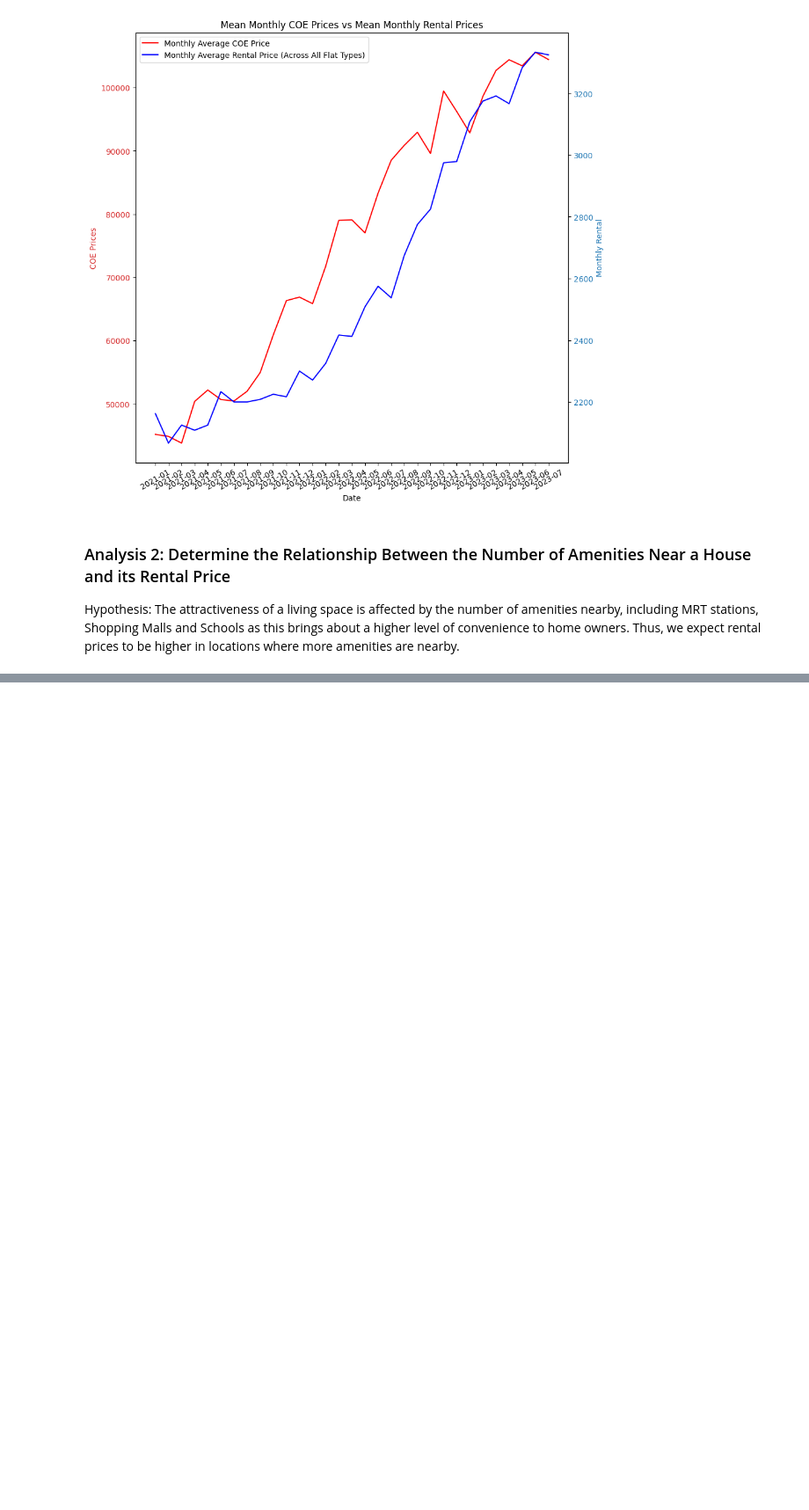
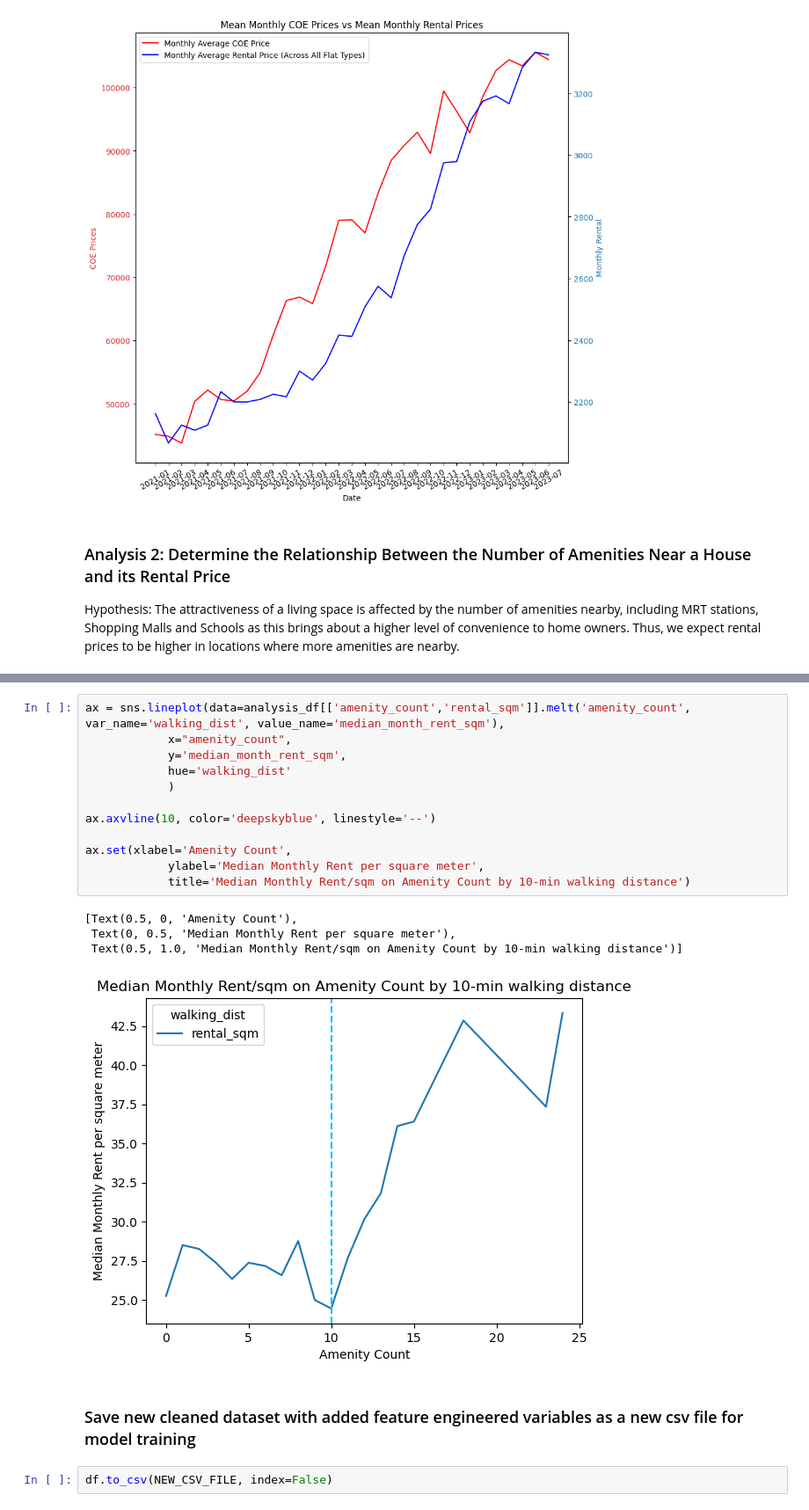
Before and after one commit to benhgm/cs5228_flat_rental, a Jupyter notebook: analyse_data.ipynb, the cells around one changed output, grey strips where cells are left out. Shown: that part at 88% size. Saved outputs shown, nothing was run; the diff lists cells and outputs as text; blank space fills up the shorter version.

```diff
--- a/analyse_data.ipynb
+++ b/analyse_data.ipynb
@@ -95,0 +145,21 @@ Hypothesis: The attractiveness of a living space is affected by the number of am
+# %%
+ax = sns.lineplot(data=analysis_df[['amenity_count','rental_sqm']].melt('amenity_count', var_name='walking_dist', value_name='median_month_rent_sqm'),
+            x="amenity_count",
+            y='median_month_rent_sqm',
+            hue='walking_dist'
+            )
+
+ax.axvline(10, color='deepskyblue', linestyle='--')
+
+ax.set(xlabel='Amenity Count',
+            ylabel='Median Monthly Rent per square meter',
+            title='Median Monthly Rent/sqm on Amenity Count by 10-min walking distance')
+# %% [output]
+[Text(0.5, 0, 'Amenity Count'),
+ Text(0, 0.5, 'Median Monthly Rent per square meter'),
+ Text(0.5, 1.0, 'Median Monthly Rent/sqm on Amenity Count by 10-min walking distance')]
+[figure, added]
+# %% [markdown]
+### Save new cleaned dataset with added feature engineered variables as a new csv file for model training
+# %%
+df.to_csv(NEW_CSV_FILE, index=False)
```
Also changed, not shown: parts of 9 cells of this notebook, 3 other files.
